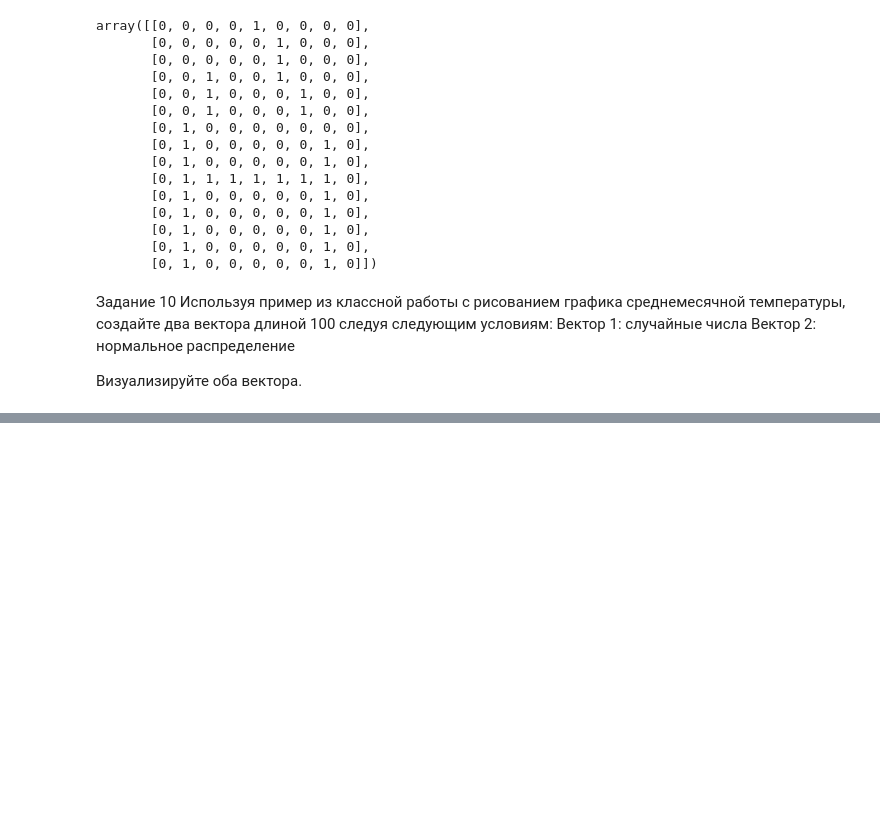
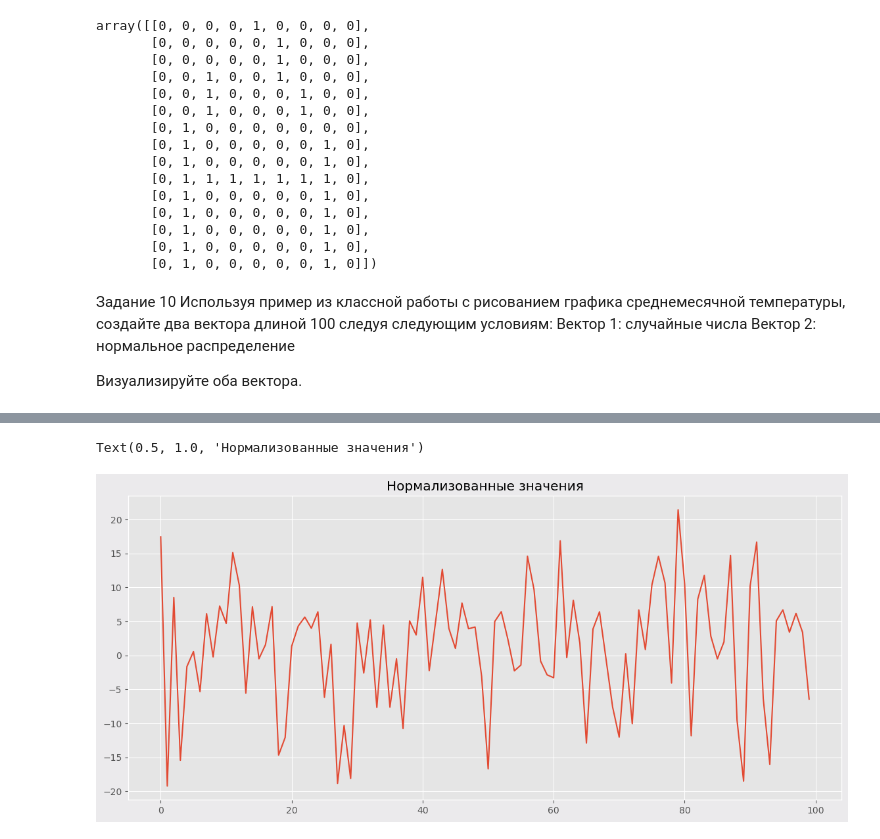
Before and after one commit to DAnyadenzel23/LevelUp-DS, a Jupyter notebook: homeworks/homework6.ipynb, the cells around one changed output, grey strips where cells are left out. Cells and saved outputs as stored; diff of their text form; code cells hidden in the pictures; blank space fills up the shorter version.

```diff
--- a/homeworks/homework6.ipynb
+++ b/homeworks/homework6.ipynb
@@ -279,0 +306,7 @@ Text(0.5, 1.0, 'Рандомные значения')
+# %%
+fig,ax = plt.subplots(figsize=(14,6), facecolor="#C1BFC653")
+ax.plot(c,b)
+plt.title('Нормализованные значения')
+# %% [output]
+Text(0.5, 1.0, 'Нормализованные значения')
+[figure, added]
```
Also changed, not shown: parts of 5 cells of this notebook.
